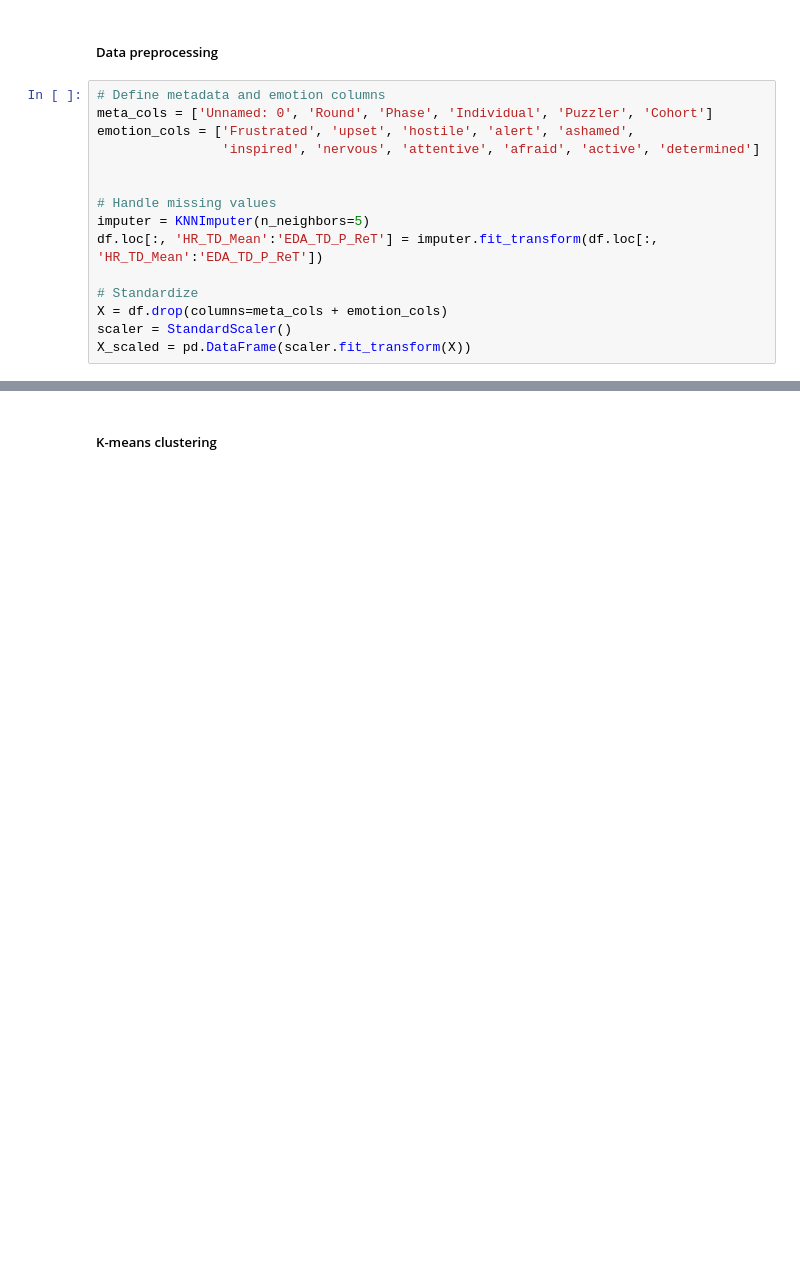
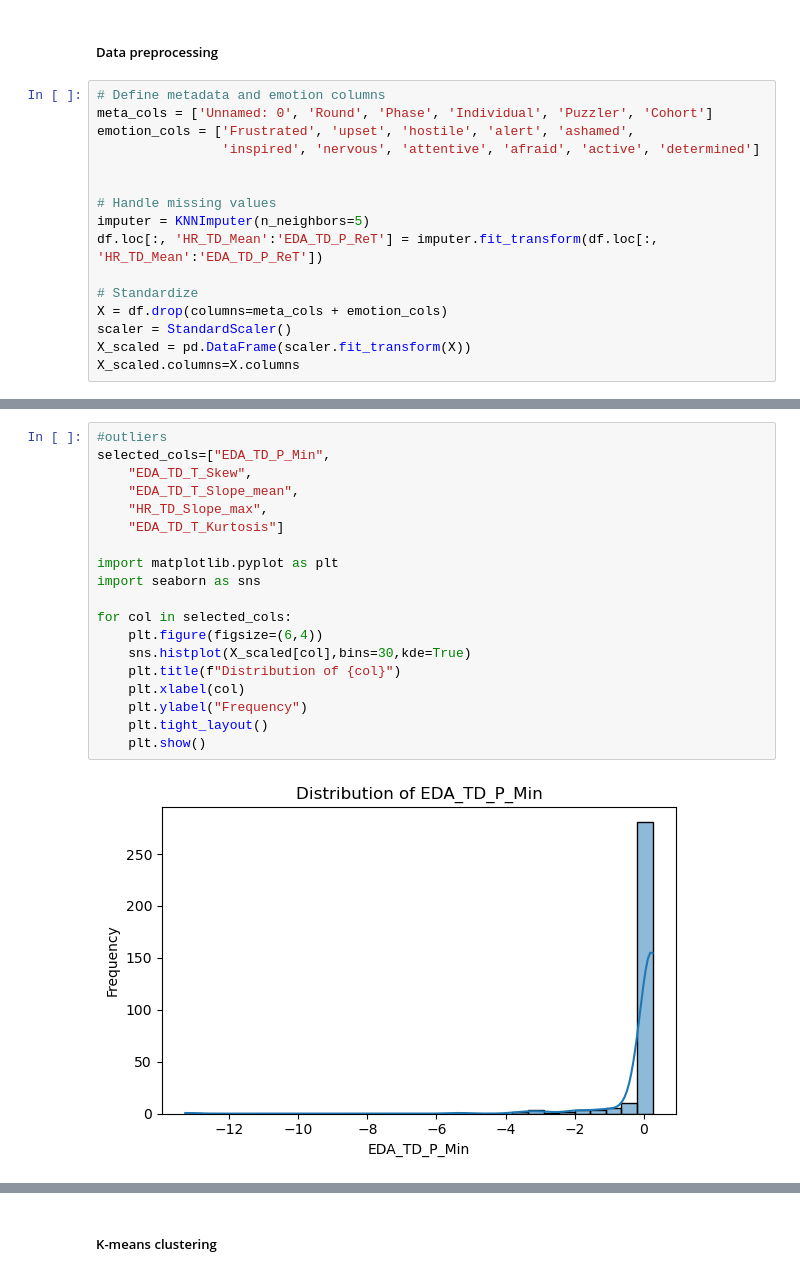
Before and after one commit to albert-moller/CompDataAnalysisCase2, a Jupyter notebook: cluster_analysis_exploration.ipynb, the cells around one changed output, grey strips where cells are left out. Drawn from its saved outputs; the diff is of its cells as text; blank space fills up the shorter version.

```diff
--- a/cluster_analysis_exploration.ipynb
+++ b/cluster_analysis_exploration.ipynb
@@ -45,3 +45,4 @@ df.loc[:, 'HR_TD_Mean':'EDA_TD_P_ReT'] = imputer.fit_transform(df.loc[:, 'HR_TD_
 X = df.drop(columns=meta_cols + emotion_cols)
 scaler = StandardScaler()
 X_scaled = pd.DataFrame(scaler.fit_transform(X))
+X_scaled.columns=X.columns
@@ -49,0 +71,21 @@ X_scaled = pd.DataFrame(scaler.fit_transform(X))
+# %%
+#outliers
+selected_cols=["EDA_TD_P_Min",
+    "EDA_TD_T_Skew",
+    "EDA_TD_T_Slope_mean",
+    "HR_TD_Slope_max",
+    "EDA_TD_T_Kurtosis"]
+
+import matplotlib.pyplot as plt
+import seaborn as sns
+
+for col in selected_cols:
+    plt.figure(figsize=(6,4))
+    sns.histplot(X_scaled[col],bins=30,kde=True)
+    plt.title(f"Distribution of {col}")
+    plt.xlabel(col)
+    plt.ylabel("Frequency")
+    plt.tight_layout()
+    plt.show()
+# %% [output]
+[figure, added]
```
Also changed, not shown: parts of 8 cells of this notebook.
